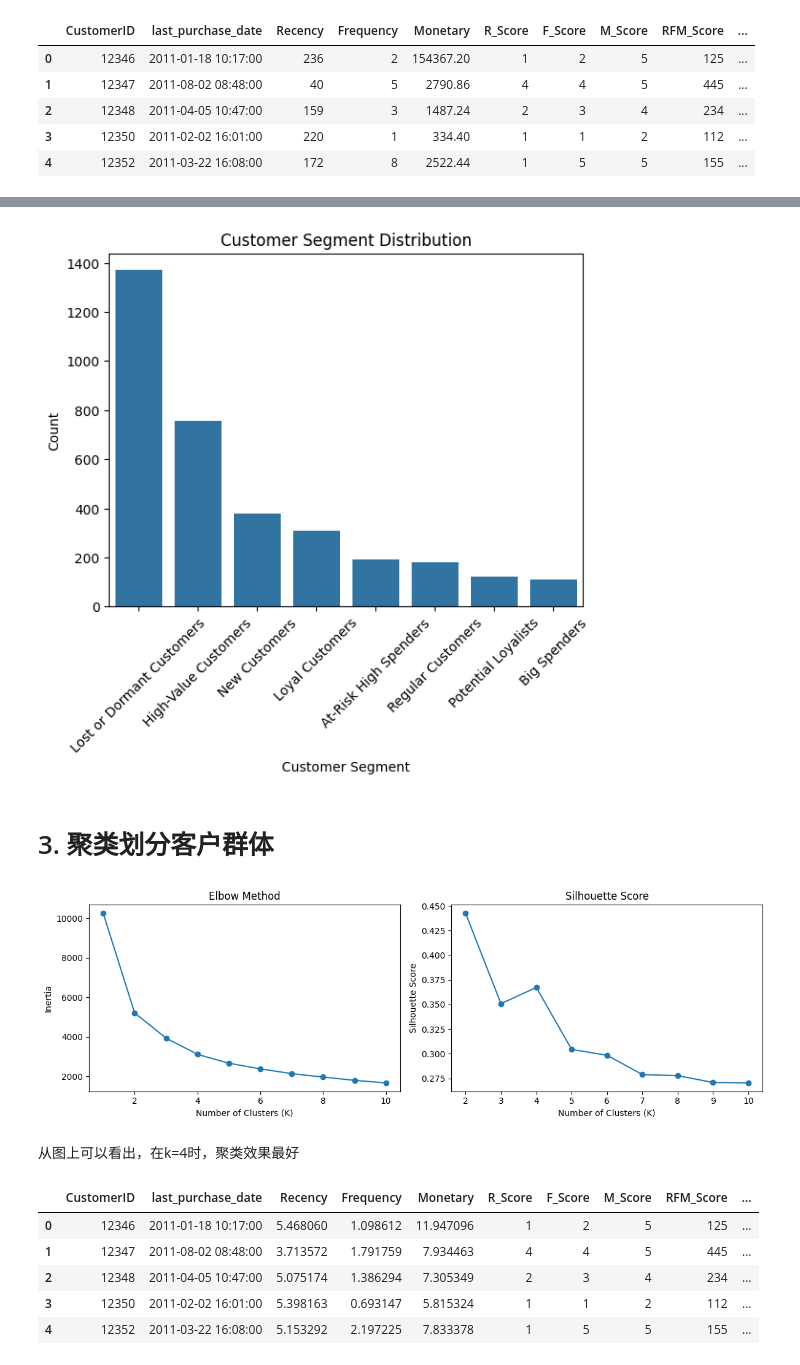
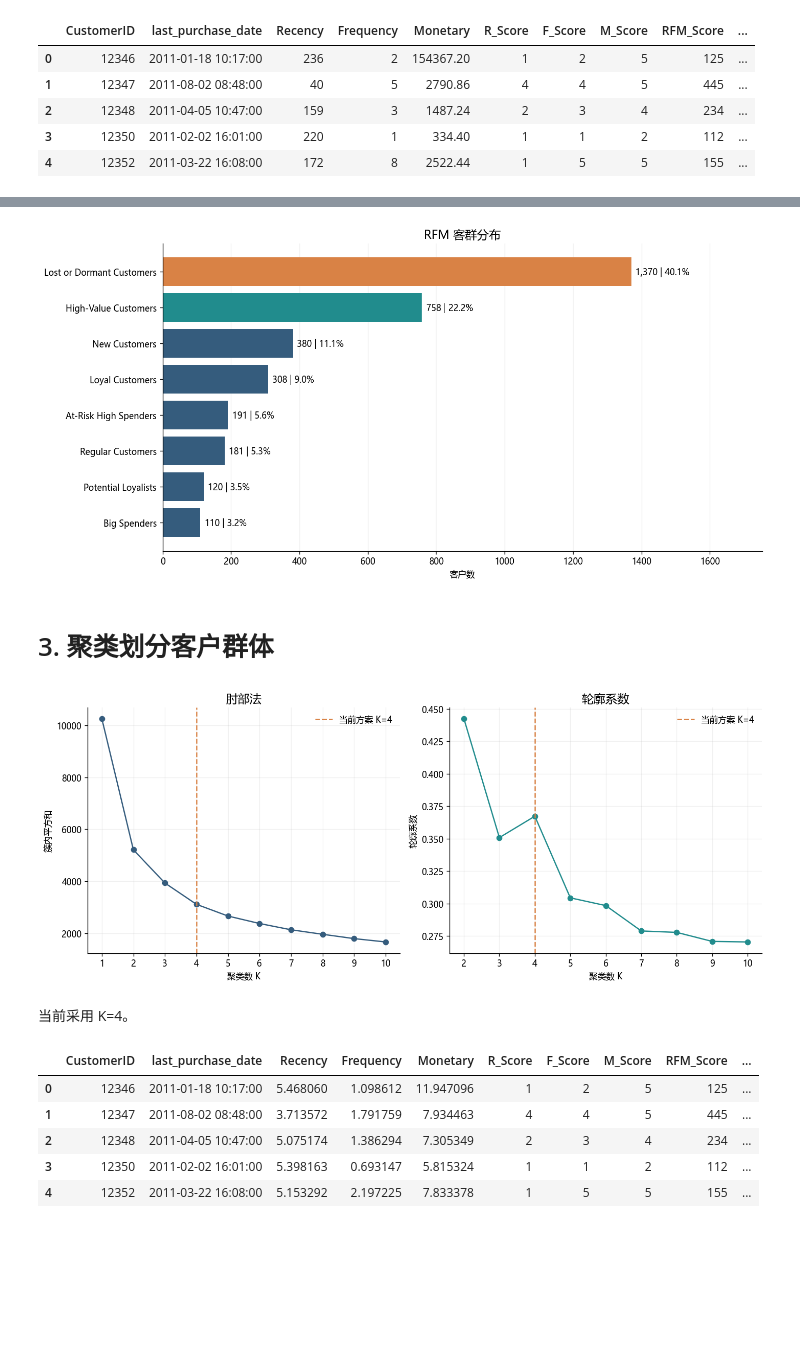
Before and after one commit to byyears/Online-Retail, a Jupyter notebook: RFM.ipynb, the cells around one changed output, grey strips where cells are left out. Drawn from its saved outputs; the diff is of its cells as text; code cells hidden in the pictures; blank space fills up the shorter version.

```diff
--- a/RFM.ipynb
+++ b/RFM.ipynb
@@ -167,28 +167,36 @@ rfm.groupby('Customer_Segment').agg({
 | 6 | Potential Loyalists | 23.041667 | 22.5 | 120 | 4.100000 | 4.0 | 120 | 554.724258 | 603.350 | 120 |
 | 7 | Regular Customers | 113.320442 | 97.0 | 181 | 3.961326 | 4.0 | 181 | 514.603481 | 548.310 | 181 |
 # %%
-# 统计不同群体的数量
 import matplotlib.pyplot as plt
 import seaborn as sns
 
+plt.rcParams.update({
+    'font.sans-serif': ['Microsoft YaHei', 'SimHei', 'DejaVu Sans'],
+    'axes.unicode_minus': False, 'figure.dpi': 120,
+    'axes.titlesize': 14, 'axes.spines.top': False, 'axes.spines.right': False,
+    'axes.grid': True, 'grid.alpha': 0.18, 'axes.axisbelow': True,
+    'legend.frameon': False,
+})
+BLUE, TEAL, ORANGE = '#355C7D', '#218C8D', '#D98245'
+
 segment_counts = rfm['Customer_Segment'].value_counts()
-sns.barplot(x=segment_counts.index, y=segment_counts.values)
-plt.xlabel('Customer Segment')
-plt.xticks(rotation=45)
-plt.ylabel('Count')
-plt.title('Customer Segment Distribution')
+fig, ax = plt.subplots(figsize=(12, 6))
+view = segment_counts.sort_values()
+bars = ax.barh(view.index, view.values, color=[TEAL if s == 'High-Value Customers' else ORANGE if s == 'Lost or Dormant Customers' else BLUE for s in view.index])
+ax.bar_label(bars, labels=[f'{v:,} | {v/len(rfm):.1%}' for v in view.values], padding=5)
+ax.set(title='RFM分布', xlabel='客户数', ylabel='', xlim=(0, view.max()*1.28))
+ax.grid(axis='y', visible=False)
+plt.tight_layout()
 plt.show()
 # %% [output]
-[figure, old version]
+[figure, new version]
 # %% [markdown]
 # 3. 聚类划分客户群体
 # %%
-# 使用K-Means聚类进行客户分群
 from sklearn.preprocessing import StandardScaler
 from sklearn.cluster import KMeans
 from sklearn.metrics import silhouette_score
 
-# 选择RFM特征进行聚类
 scaler = StandardScaler()
 rfm[['Recency', 'Frequency', 'Monetary']] = rfm[['Recency', 'Frequency', 'Monetary']].apply(np.log1p)
 rfm_scaled = scaler.fit_transform(rfm[['Recency', 'Frequency', 'Monetary']])
@@ -206,25 +214,20 @@ for k in range(2, 11):
     score = silhouette_score(rfm_scaled, labels)
     sil_scores.append(score)
 
-
-fig, axes = plt.subplots(1, 2, figsize=(12, 4))
-
-axes[0].plot(range(1, 11), sse, marker='o')
-axes[0].set_xlabel('Number of Clusters (K)')
-axes[0].set_ylabel('Inertia')
-axes[0].set_title('Elbow Method')
-
-axes[1].plot(range(2, 11), sil_scores, marker='o')
-axes[1].set_xlabel('Number of Clusters (K)')
-axes[1].set_ylabel('Silhouette Score')
-axes[1].set_title('Silhouette Score')
-
+fig, axes = plt.subplots(1, 2, figsize=(12, 5))
+axes[0].plot(range(1, 11), sse, marker='o', color=BLUE)
+axes[0].set(title='肘部法', xlabel='聚类数 K', ylabel='簇内平方和', xticks=range(1, 11))
+axes[1].plot(range(2, 11), sil_scores, marker='o', color=TEAL)
+axes[1].set(title='轮廓系数', xlabel='聚类数 K', ylabel='轮廓系数', xticks=range(2, 11))
+for ax in axes:
+    ax.axvline(4, color=ORANGE, linestyle='--', label='当前方案 K=4')
+    ax.legend()
 plt.tight_layout()
 plt.show()
 # %% [output]
-[figure, old version]
+[figure, new version]
 # %% [markdown]
-从图上可以看出，在k=4时，聚类效果最好
+当前采用 K=4。
 # %%
 k = 4
 kmeans = KMeans(n_clusters=k, random_state=42)
```
Also changed, not shown: parts of 2 cells of this notebook, 3 other files.
